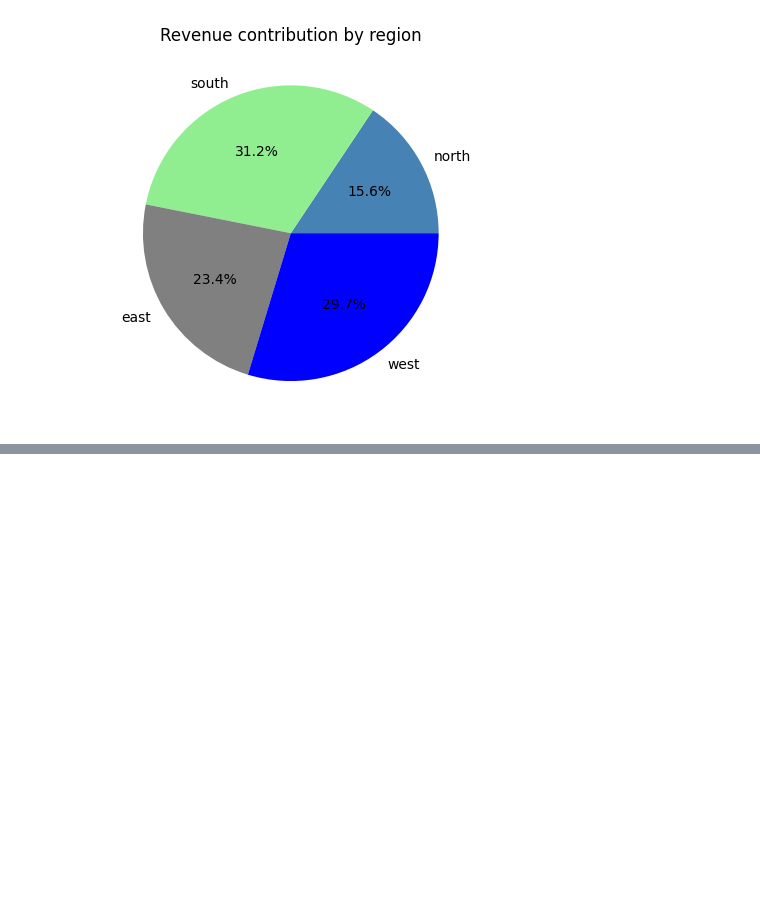
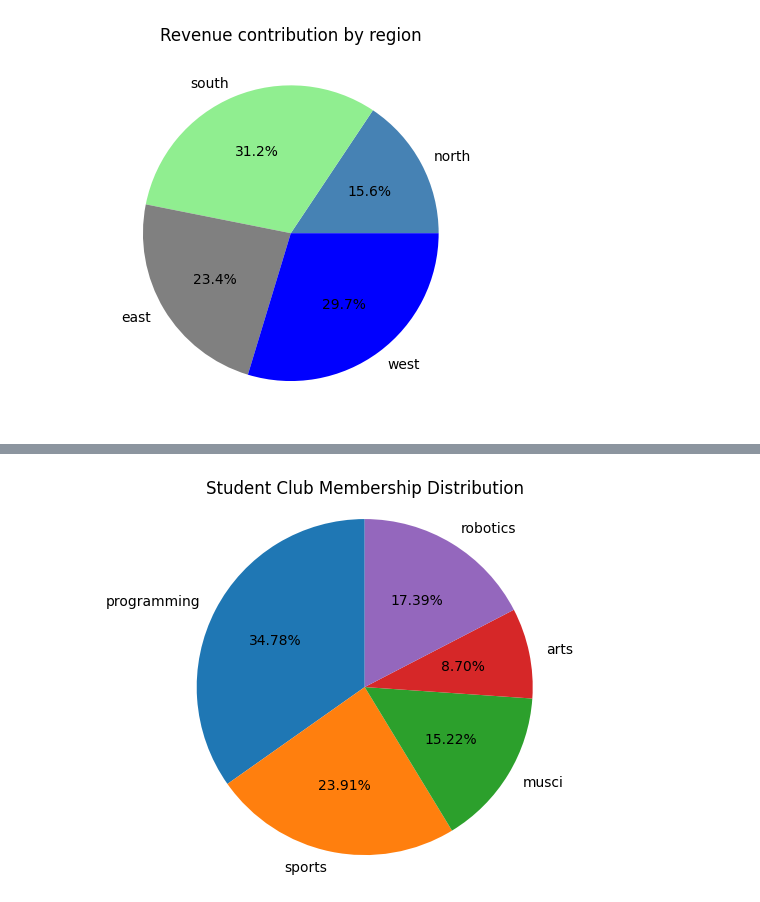
Before and after one commit to Engr-Jawad/Matplotlib_laibrary, a Jupyter notebook: phase_3.ipynb, the cells around one changed output, grey strips where cells are left out. Saved outputs shown, nothing was run; the diff lists cells and outputs as text; code cells hidden in the pictures; blank space fills up the shorter version.

```diff
--- a/phase_3.ipynb
+++ b/phase_3.ipynb
@@ -18,0 +32,10 @@ plt.show()
+# %%
+# Student Club Membership Distribution
+clubs =["programming","sports","musci","arts","robotics"]
+members =[80,55,35,20,40]
+plt.pie(members,labels= clubs,autopct="%1.2f%%",startangle=90)
+plt.title("Student Club Membership Distribution")
+plt.axis("equal") # it make the pie chart a perfect circle not the oval
+plt.show()
+# %% [output]
+[figure, added]
```
Also changed, not shown: parts of 4 cells of this notebook.
